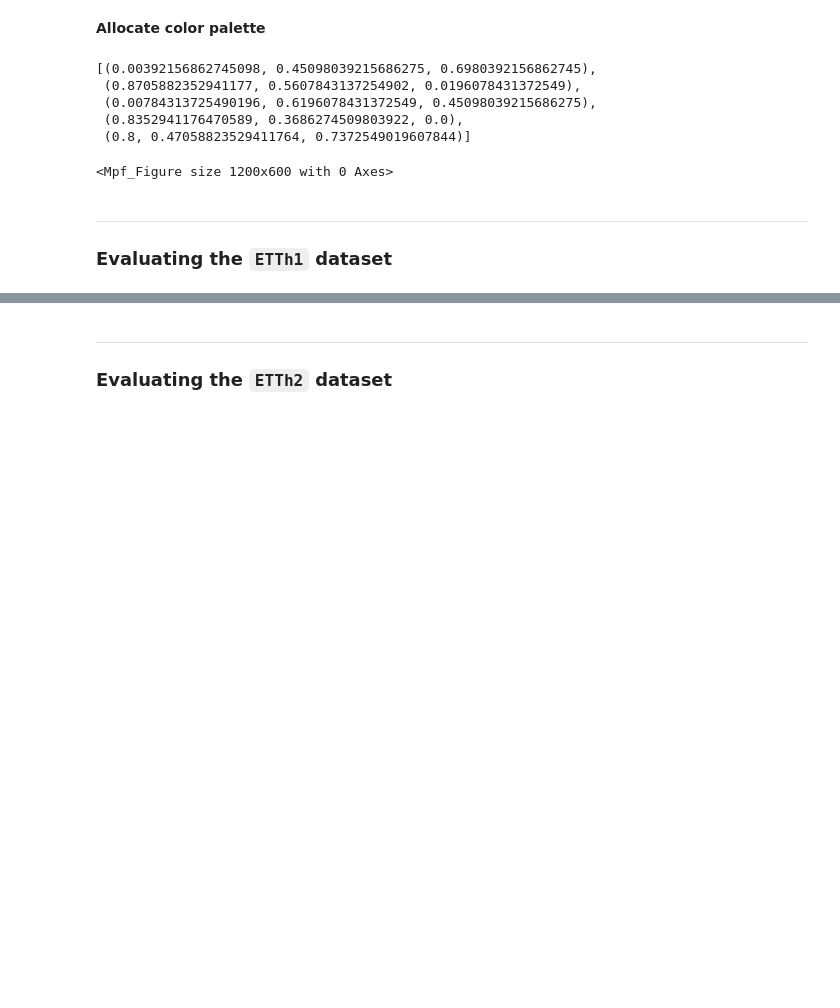
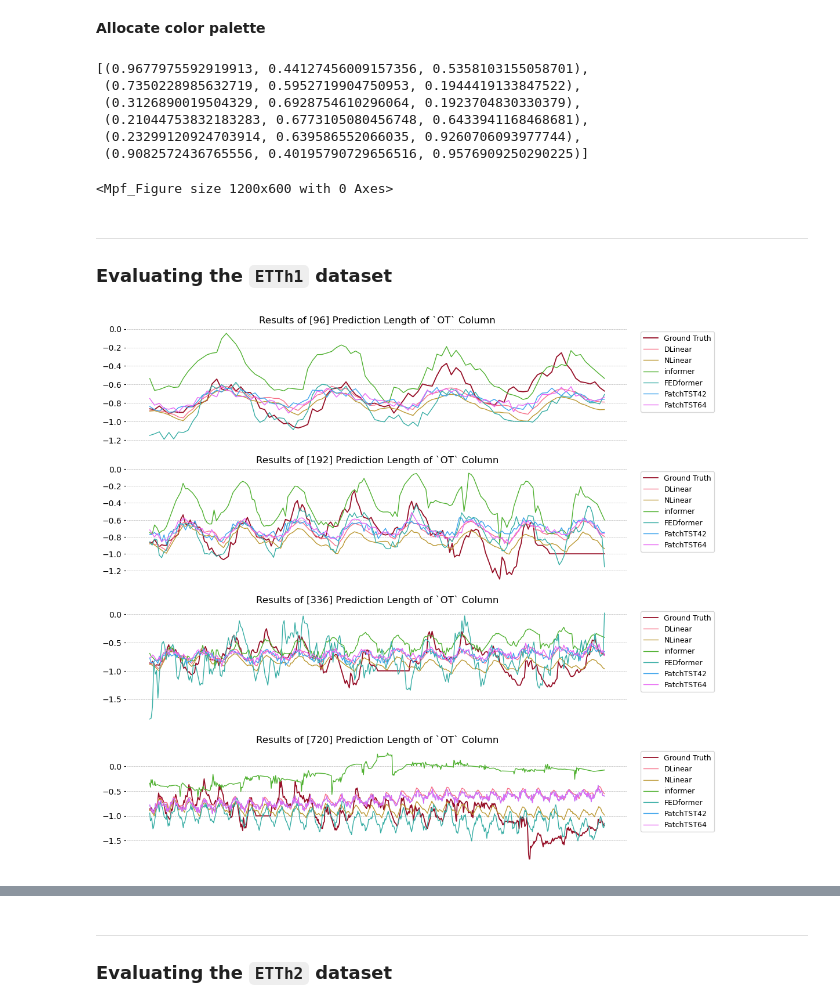
Before and after one commit to volzock/Transformer-based-solutions-for-the-long-term-time-series-forecasting, a Jupyter notebook: Results-visualization.ipynb, the cells around one changed output, grey strips where cells are left out. Drawn from its saved outputs; the diff is of its cells as text; code cells hidden in the pictures; blank space fills up the shorter version.

```diff
--- a/Results-visualization.ipynb
+++ b/Results-visualization.ipynb
@@ -47,18 +50,19 @@ import seaborn as sns
 **Allocate color palette**
 # %%
 RdBu_colors  = sns.color_palette("RdBu",15)
-blind_colors = sns.color_palette("colorblind", 5)
+blind_colors = sns.color_palette("husl", 6)
 sns.set_theme(style="whitegrid", palette=blind_colors)
 
-style = mpf.make_mpf_style(base_mpf_style='charles', rc={'font.size': 8});
+style = mpf.make_mpf_style(base_mpf_style='charles', rc={'font.size': 10});
 fig = mpf.figure(figsize=(12, 6), style=style);
 
 RdBu_colors
 blind_colors
 # %% [output]
-[(0.00392156862745098, 0.45098039215686275, 0.6980392156862745),
- (0.8705882352941177, 0.5607843137254902, 0.0196078431372549),
- (0.00784313725490196, 0.6196078431372549, 0.45098039215686275),
- (0.8352941176470589, 0.3686274509803922, 0.0),
- (0.8, 0.47058823529411764, 0.7372549019607844)]
+[(0.9677975592919913, 0.44127456009157356, 0.5358103155058701),
+ (0.7350228985632719, 0.5952719904750953, 0.1944419133847522),
+ (0.3126890019504329, 0.6928754610296064, 0.1923704830330379),
+ (0.21044753832183283, 0.6773105080456748, 0.6433941168468681),
+ (0.23299120924703914, 0.639586552066035, 0.9260706093977744),
+ (0.9082572436765556, 0.40195790729656516, 0.9576909250290225)]
 <Mpf_Figure size 1200x600 with 0 Axes>
@@ -65,5 +106,5 @@ blind_colors
 # %%
-def Evaluate( dataset, pred_len, ax):
+def Evaluate( dataset, pred_len, ax, models=['DLinear', 'NLinear',  'informer', 'FEDformer', 'PatchTST42', 'PatchTST64'] , target = 'OT'):
     """
     Plots the predicted and true values for a given model and prediction horizon (pred_len).
 
@@ -74,18 +115,35 @@ def Evaluate( dataset, pred_len, ax):
     colors (List[str]): A list of two colors to use for the actual and predicted lines, respectively.
 
     """
-    setting = f'DLinear_train_on_{dataset}_'+str(pred_len)
+    if ['DLinear', 'NLinear'] not in models:
+        setting = f'FEDformer_train_on_{dataset}_'+str(pred_len)
+    else:
+        setting = f'DLinear_train_on_{dataset}_'+str(pred_len)
+
     trues = np.load('./results/'+ setting +'/true.npy') # [samples, pred_len, dimensions]
 
-    sns.lineplot(x=range(len(trues[0,:,-1])), y=trues[0,:,-1], label="Ground Truth", color=RdBu_colors[0] , ax=ax)
-    models = ['DLinear', 'NLinear', 'informer']#, 'PatchTST'] #, 'FEDformer'
+    sns.lineplot(x=range(len(trues[0,:,-1])), y=trues[0, : ,-1], label="Ground Truth", #marker='o', alpha=0.7,
+                 color=RdBu_colors[0] , ax=ax, linewidth=1.3)
 
     for i, model_name in enumerate(models):
-        setting = model_name+f'_train_on_{dataset}_'+str(pred_len)
-        preds = np.load('./results/'+ setting +'/pred.npy',allow_pickle=True) # [samples, pred_len, dimensions]
 
-        sns.lineplot(x=range(len(preds[0,:,-1])), y=preds[0,:,-1], label=model_name, color=blind_colors[i], ax=ax)
+
+        if model_name == 'PatchTST42':
+            setting = f'PatchTST_train_on_{dataset}_'+str(pred_len)+'_42'
+        elif model_name == 'PatchTST64':
+            setting = f'PatchTST_train_on_{dataset}_'+str(pred_len)+'_64'
+        else:
+            setting = model_name+f'_train_on_{dataset}_'+str(pred_len)
+
+        try:
+            preds = np.load('./results/' + setting + '/pred.npy', allow_pickle=True)
+            sns.lineplot(x=range(len(preds[0,:,-1])), y=preds[0,:,-1],
+                     label=model_name, color=blind_colors[i], ax=ax, linewidth=1)
+        except FileNotFoundError as e:
+            print(f"{setting} File not found ... ")
 
     ax.set_xticks([])
-    ax.set_title(f"Results of {pred_len} Prediction Length of `OT` Column", fontsize=12)
-    ax.legend(loc='best', fontsize = 9)
+    ax.set_title(f"Results of [{pred_len}] Prediction Length of `{target}` Column", fontsize=12)
+#     ax.legend(loc='best', fontsize = 9)
+    legend = ax.legend(loc='upper left', bbox_to_anchor=(1.02, 1), fontsize=9)
+    plt.subplots_adjust(right=0.7)
@@ -121,4 +150,15 @@ def Visualize_Error(dataset, pred_len, ax):
 # %% [markdown]
 ---
 ### Evaluating the `ETTh1` dataset
+# %%
+dataset='ETTh1'
+fig, axs = plt.subplots(nrows=4, ncols=1, figsize=(15, 12))
+
+for i, pred_len in enumerate([96,192,336,720]):
+
+    Evaluate(dataset, pred_len, axs[i])
+
+plt.show()
+# %% [output]
+[figure, added]
 # %%
```
Also changed, not shown: parts of 21 cells of this notebook, 5 other files.
